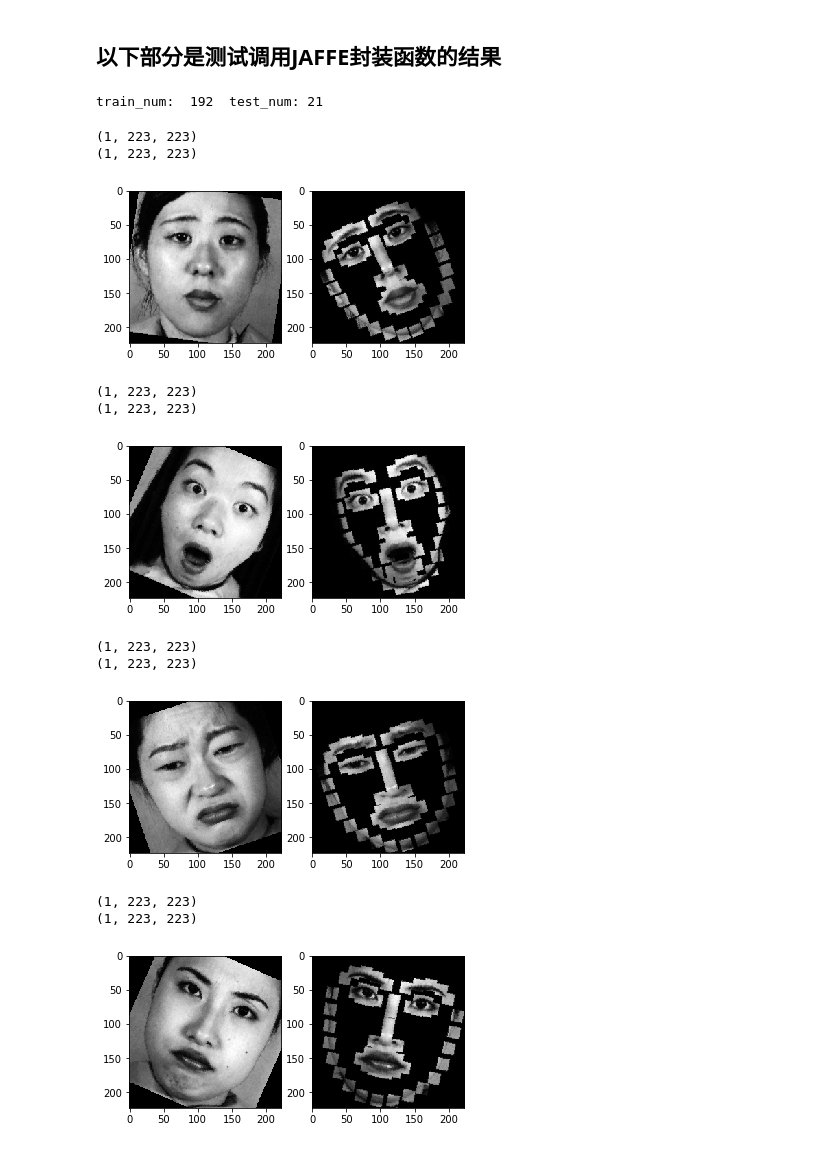
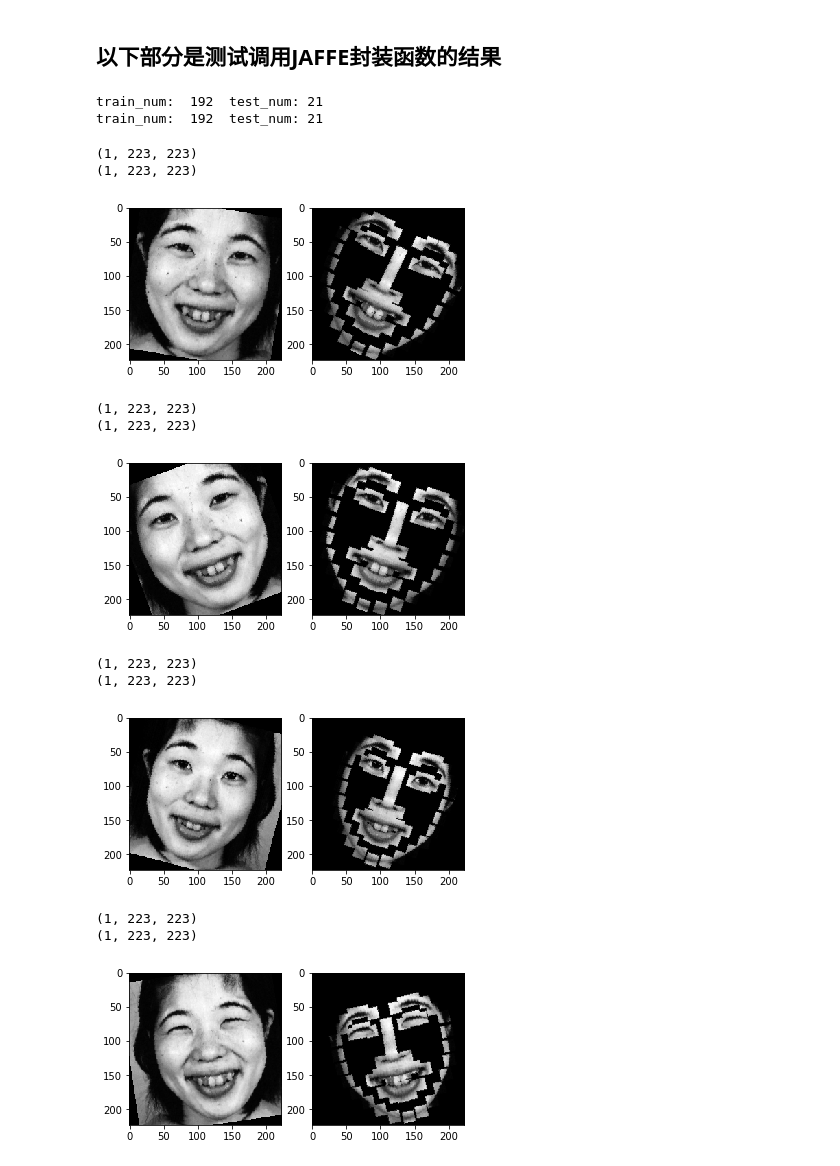
Before and after one commit to Chaunhewie/FER-based-on-Pytorch, a Jupyter notebook: pre_processing_data/re_build_data_JAFFE.ipynb, the cells around one changed output. Drawn from its saved outputs; the diff is of its cells as text; code cells hidden in the pictures.

```diff
--- a/pre_processing_data/re_build_data_JAFFE.ipynb
+++ b/pre_processing_data/re_build_data_JAFFE.ipynb
@@ -176,43 +176,48 @@ transform_train = transforms.Compose([
     transforms.ToTensor(),
     transforms.Normalize(IMG_MEAN, IMG_STD),
 ])
-train_data = JAFFE(is_train=True, img_dir_pre_path="../data/jaffe", transform=transform_train, target_type=target_type)
+train_data = JAFFE(is_train=True, img_dir_pre_path="../data/jaffe", transform=transform_train, target_type=target_type, using_fl=False)
+train_data_fl = JAFFE(is_train=True, img_dir_pre_path="../data/jaffe", transform=transform_train, target_type=target_type, using_fl=True)
 # %% [output]
 train_num:  192  test_num: 21
+train_num:  192  test_num: 21
 # %%
-train_loader = torch.utils.data.DataLoader(train_data, batch_size=4, shuffle=True)
+train_loader = torch.utils.data.DataLoader(train_data, batch_size=4, shuffle=False)
+train_loader_fl = torch.utils.data.DataLoader(train_data_fl, batch_size=4, shuffle=False)
 itr = enumerate(train_loader)
+itr_fl = enumerate(train_loader_fl)
 # %%
-bs, (inputs, targets, boxes, landmarks) = next(itr)
-inputs, targets, landmarks = inputs.numpy(), targets.numpy(), landmarks.numpy()
+bs, (inputs, targets) = next(itr)
+bs, (inputs_fl, targets) = next(itr_fl)
+inputs, targets, inputs_fl = inputs.numpy(), targets.numpy(), inputs_fl.numpy()
 # print(bs)
 # print(inputs)
 # print(targets)
 # print(boxes)
 # print(landmarks)
 for index in range(len(inputs)):
     input = inputs[index]
-    landmark = landmarks[index]
+    input_fl = inputs_fl[index]
     print(input.shape)
     arr = input.reshape([input.shape[1], input.shape[2]])
-    print(landmark.shape)
-    landmark_arr = landmark.reshape([landmark.shape[1], landmark.shape[2]])
+    print(input_fl.shape)
+    arr_fl = input_fl.reshape([input_fl.shape[1], input_fl.shape[2]])
     fig = plt.figure()
     ax = fig.add_subplot(121)
     ax.imshow(arr, cmap="gray")
     ax = fig.add_subplot(122)
-    ax.imshow(landmark_arr, cmap="gray")
+    ax.imshow(arr_fl, cmap="gray")
     plt.show()
 # %% [output]
 (1, 223, 223)
 (1, 223, 223)
-[figure, old version]
+[figure, new version]
 (1, 223, 223)
 (1, 223, 223)
-[figure, old version]
+[figure, new version]
 (1, 223, 223)
 (1, 223, 223)
-[figure, old version]
+[figure, new version]
 (1, 223, 223)
 (1, 223, 223)
-[figure, old version]
+[figure, new version]
```
Also changed, not shown: parts of 1 cell of this notebook, 12 other files.
